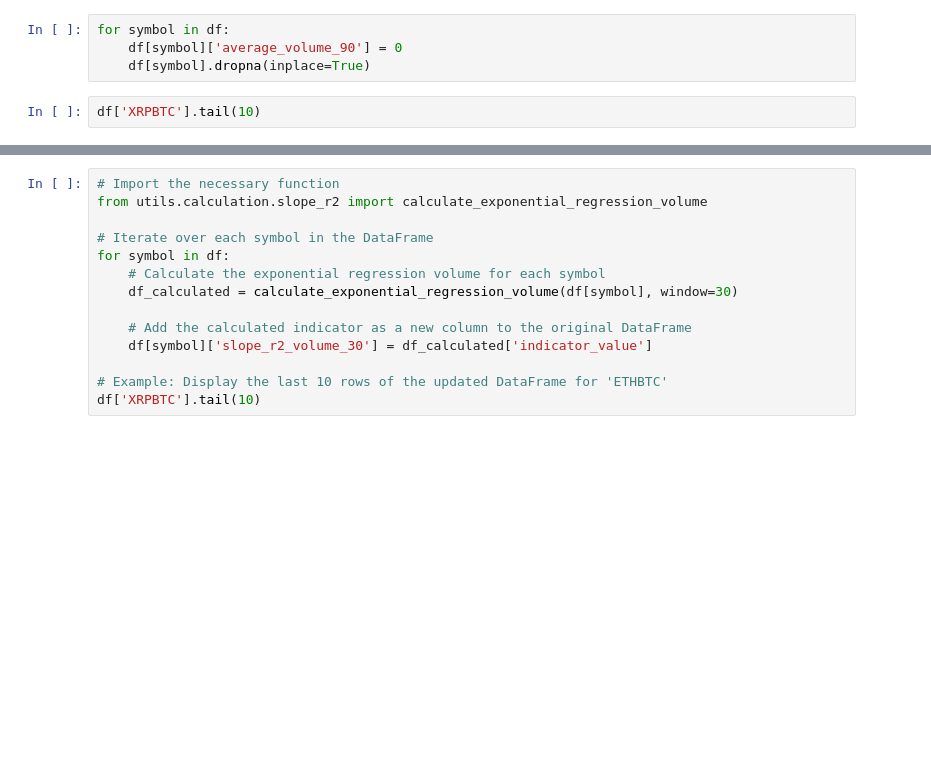
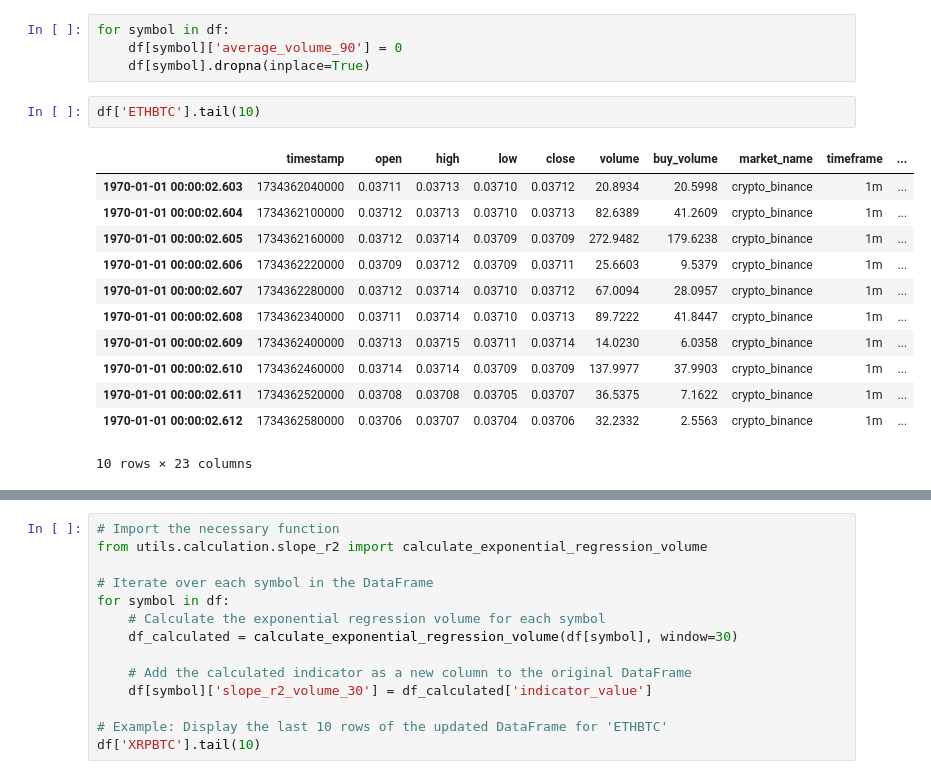
Before and after one commit to yaniber/Algo.Py, a Jupyter notebook: data/fetch/read_from_socket.ipynb, the cells around one changed output, grey strips where cells are left out. Drawn from its saved outputs; the diff is of its cells as text; blank space fills up the shorter version.

```diff
--- a/data/fetch/read_from_socket.ipynb
+++ b/data/fetch/read_from_socket.ipynb
@@ -68,7 +99,20 @@ for symbol in df:
     df[symbol]['average_volume_90'] = 0
     df[symbol].dropna(inplace=True)
 # %%
-df['XRPBTC'].tail(10)
+df['ETHBTC'].tail(10)
+# %% [output]
+|  | timestamp | open | high | low | close | volume | buy_volume | market_name | timeframe | ... |
+| 1970-01-01 00:00:02.603 | 1734362040000 | 0.03711 | 0.03713 | 0.03710 | 0.03712 | 20.8934 | 20.5998 | crypto_binance | 1m | ... |
+| 1970-01-01 00:00:02.604 | 1734362100000 | 0.03712 | 0.03713 | 0.03710 | 0.03713 | 82.6389 | 41.2609 | crypto_binance | 1m | ... |
+| 1970-01-01 00:00:02.605 | 1734362160000 | 0.03712 | 0.03714 | 0.03709 | 0.03709 | 272.9482 | 179.6238 | crypto_binance | 1m | ... |
+| 1970-01-01 00:00:02.606 | 1734362220000 | 0.03709 | 0.03712 | 0.03709 | 0.03711 | 25.6603 | 9.5379 | crypto_binance | 1m | ... |
+| 1970-01-01 00:00:02.607 | 1734362280000 | 0.03712 | 0.03714 | 0.03710 | 0.03712 | 67.0094 | 28.0957 | crypto_binance | 1m | ... |
+| 1970-01-01 00:00:02.608 | 1734362340000 | 0.03711 | 0.03714 | 0.03710 | 0.03713 | 89.7222 | 41.8447 | crypto_binance | 1m | ... |
+| 1970-01-01 00:00:02.609 | 1734362400000 | 0.03713 | 0.03715 | 0.03711 | 0.03714 | 14.0230 | 6.0358 | crypto_binance | 1m | ... |
+| 1970-01-01 00:00:02.610 | 1734362460000 | 0.03714 | 0.03714 | 0.03709 | 0.03709 | 137.9977 | 37.9903 | crypto_binance | 1m | ... |
+| 1970-01-01 00:00:02.611 | 1734362520000 | 0.03708 | 0.03708 | 0.03705 | 0.03707 | 36.5375 | 7.1622 | crypto_binance | 1m | ... |
+| 1970-01-01 00:00:02.612 | 1734362580000 | 0.03706 | 0.03707 | 0.03704 | 0.03706 | 32.2332 | 2.5563 | crypto_binance | 1m | ... |
+10 rows × 23 columns
 # %%
 import pandas as pd
 
```
Also changed, not shown: parts of 11 cells of this notebook, 24 other files.
